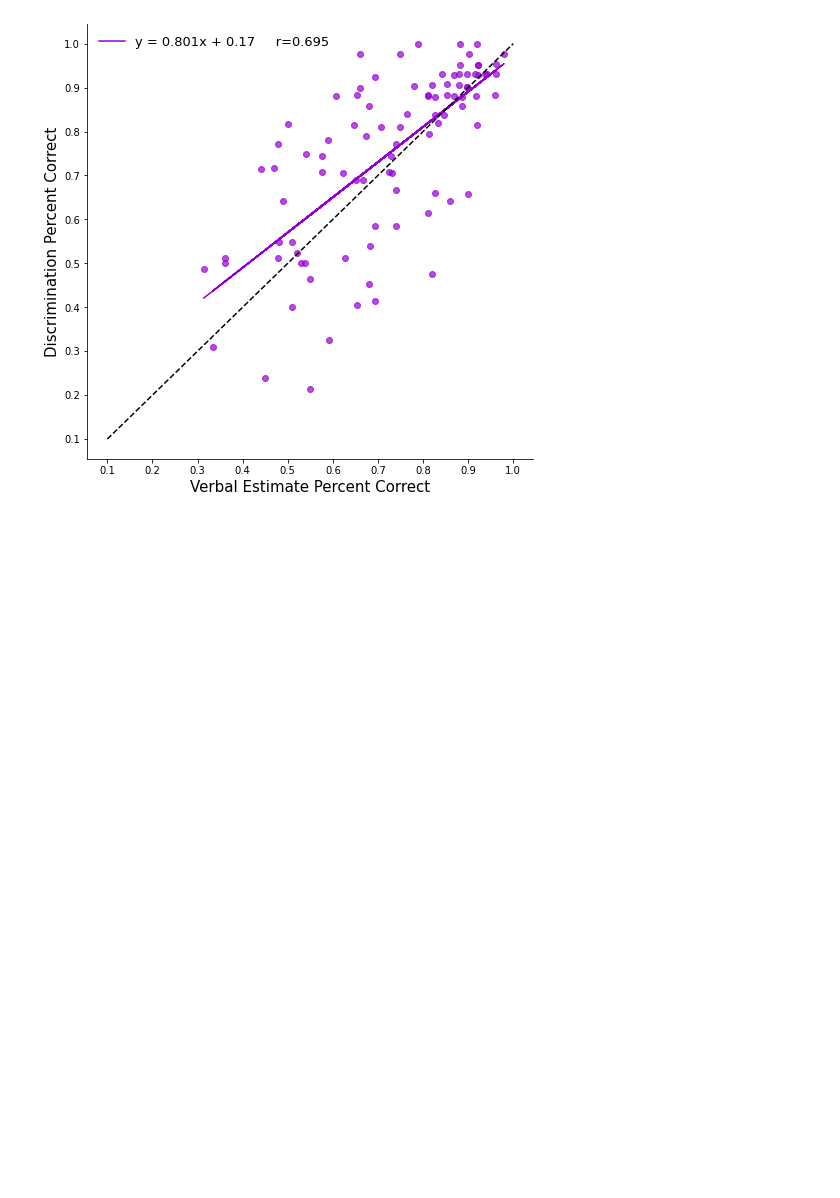
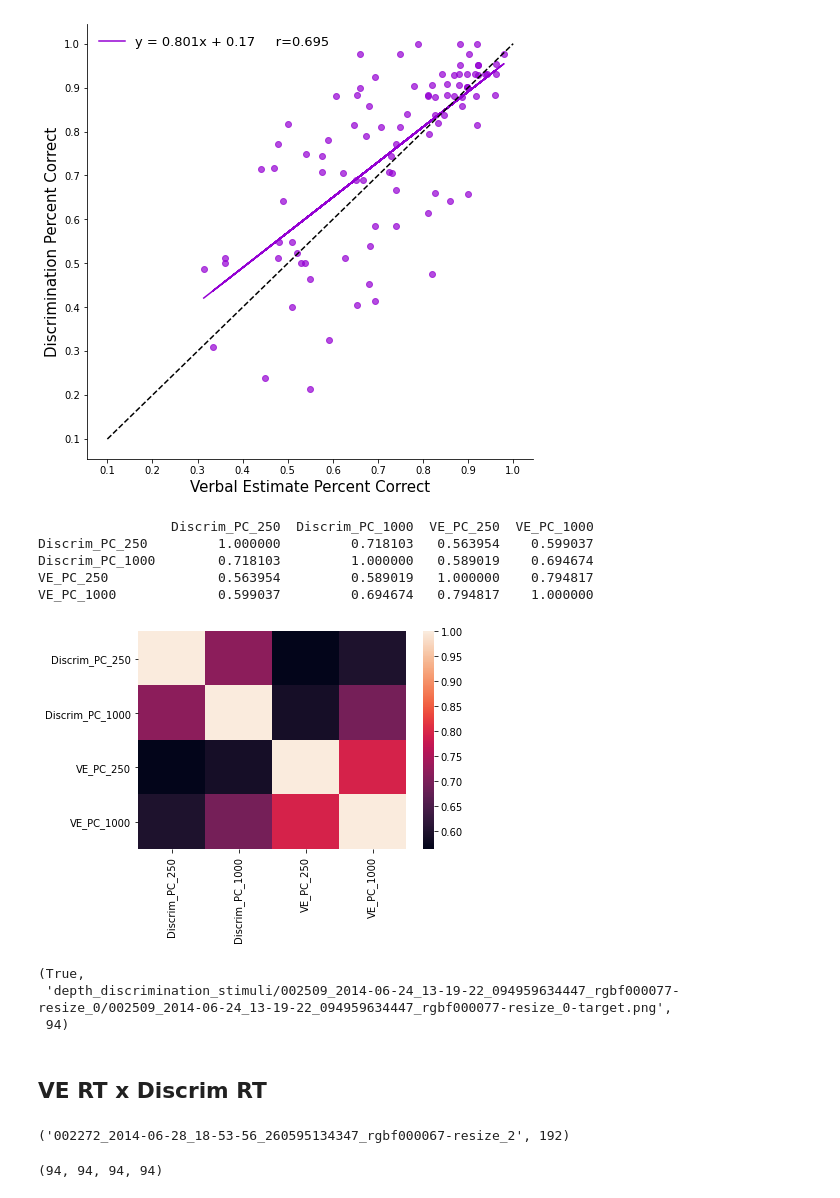
Before and after one commit to prachimahab/depth_discrimination, a Jupyter notebook: PC_analysis.ipynb, the cells around one changed output. Drawn from its saved outputs; the diff is of its cells as text; code cells hidden in the pictures; blank space fills up the shorter version.

Commit message:
corr analyses

```diff
--- a/PC_analysis.ipynb
+++ b/PC_analysis.ipynb
@@ -17,0 +16,5 @@ rawVE_1000_data = pd.read_csv('/Users/prachi/Documents/depth_duration/depth_dura
+# %%
+VE_data_path = '/Users/prachi/Documents/depth_duration/depth_duration_analysis/TAC_data/matched/VE_data.pickle'
+
+with open(VE_data_path, 'rb') as handle:
+    VE_data = pickle.load(handle)
@@ -110,0 +85,6 @@ VE_250_Performance['001417_2014-06-19_16-25-36_260595134347_rgbf000115-resize_5/
+# %%
+with open('/Users/prachi/Documents/depth_duration/depth_discrimination/TAC_discrim_datafiles/matched_discrim_data/VE_250_Performance.pickle', 'rb') as handle:
+    VE_250_Performance = pickle.load(handle)
+
+with open('/Users/prachi/Documents/depth_duration/depth_discrimination/TAC_discrim_datafiles/matched_discrim_data/VE_1000_Performance.pickle', 'rb') as handle:
+    VE_1000_Performance = pickle.load(handle)
@@ -380,3 +270,71 @@ m: [0.80110911]
 b: 0.16963246320907588
 R-squared:  0.48257235764415707
 [figure]
+# %%
+import pandas as pd
+
+data = {'Discrim_PC_250': all_Discrim_VE_PC_250,
+        'Discrim_PC_1000': all_Discrim_VE_PC_1000,
+        'VE_PC_250': all_VE_PC_250,
+        'VE_PC_1000': all_VE_PC_1000
+        }
+
+df = pd.DataFrame(data,columns=['Discrim_PC_250','Discrim_PC_1000','VE_PC_250', 'VE_PC_1000'])
+
+sns.heatmap(df.corr());
+
+print(df.corr())
+# %% [output]
+                 Discrim_PC_250  Discrim_PC_1000  VE_PC_250  VE_PC_1000
+Discrim_PC_250         1.000000         0.718103   0.563954    0.599037
+Discrim_PC_1000        0.718103         1.000000   0.589019    0.694674
+VE_PC_250              0.563954         0.589019   1.000000    0.794817
+VE_PC_1000             0.599037         0.694674   0.794817    1.000000
+[figure, added]
+# %%
+all_stim_1000 == all_stim_250, all_stim_1000[0], len(all_stim_1000)
+# %% [output]
+(True,
+ 'depth_discrimination_stimuli/002509_2014-06-24_13-19-22_094959634447_rgbf000077-resize_0/002509_2014-06-24_13-19-22_094959634447_rgbf000077-resize_0-target.png',
+ 94)
+# %% [markdown]
+## VE RT x Discrim RT
+# %%
+VE_stimfolders = [elem.split('/')[1] for elem in TAC_final_x_250]
+
+VE_stimfolders[0], len(VE_stimfolders)
+# %% [output]
+('002272_2014-06-28_18-53-56_260595134347_rgbf000067-resize_2', 192)
+# %%
+arr_discrim250RT = []
+arr_discrim1000RT = []
+arr_VE250RT = []
+arr_VE1000RT = []
+stim_RT = []
+
+
+for key in discrim_performance:
+    stim_RT.append(key)
+    im0 = key.split('/')[1]
+    im1 = n_all_VE_discrim_performance[key]['stimulus_1'].split('/')[1]
+    dtrial_250_RT = n_all_VE_discrim_performance[key]['RT_250'][1]
+    arr_discrim250RT.append(dtrial_250_RT)
+    dtrial_1000_RT = n_all_VE_discrim_performance[key]['RT_1000'][1]
+    arr_discrim1000RT.append(dtrial_1000_RT)
+
+    im0_VE_index = VE_stimfolders.index(im0)
+    im1_VE_index = VE_stimfolders.index(im1)
+
+    im0_VEtrial_250_RT = TAC_nl_RT_250[im0_VE_index]
+    im1_VEtrial_250_RT = TAC_nl_RT_250[im1_VE_index]
+    VE_sumRT_250 = im0_VEtrial_250_RT + im1_VEtrial_250_RT
+    arr_VE250RT.append(VE_sumRT_250)
+
+    im0_VEtrial_1000_RT = TAC_nl_RT_1000[im0_VE_index]
+    im1_VEtrial_1000_RT = TAC_nl_RT_1000[im1_VE_index]
+    VE_sumRT_1000 = im0_VEtrial_1000_RT + im1_VEtrial_1000_RT
+    arr_VE1000RT.append(VE_sumRT_1000)
+
+len(arr_discrim250RT), len(arr_discrim1000RT), len(arr_VE250RT), len(arr_VE1000RT)
+# %% [output]
+(94, 94, 94, 94)
```
Also changed, not shown: parts of 21 cells of this notebook, 5 other files.
